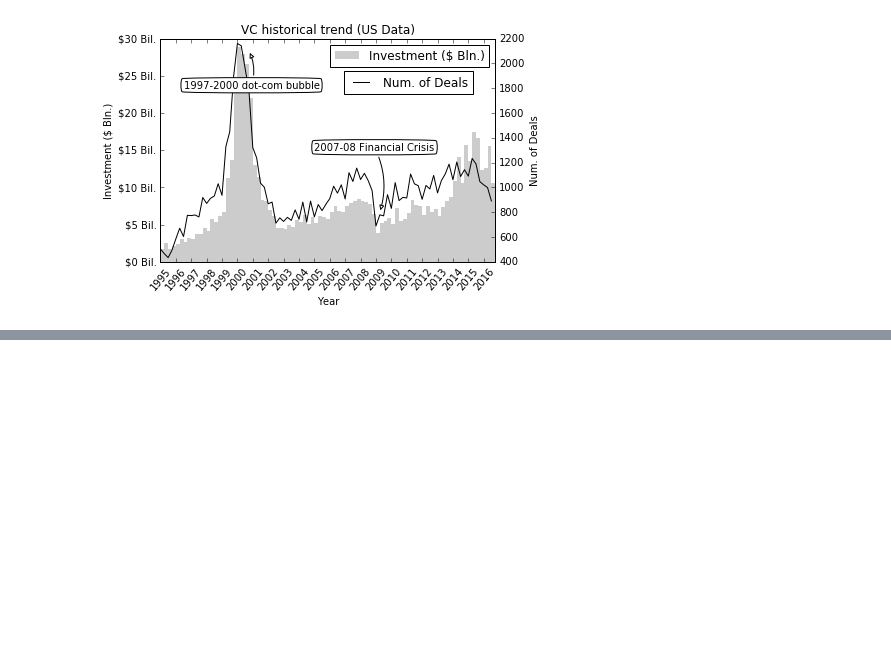
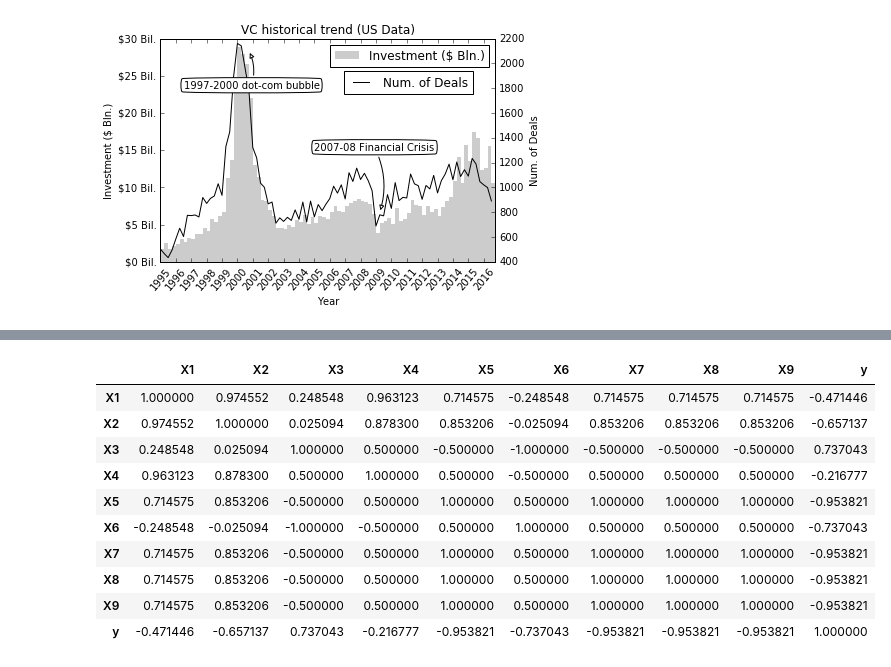
Before and after one commit to DavidDobr/icef_thesis, a Jupyter notebook: dobrinskiy_thesis_v2_october.ipynb, the cells around one changed output, grey strips where cells are left out. Saved outputs shown, nothing was run; the diff lists cells and outputs as text; code cells hidden in the pictures; blank space fills up the shorter version.

Commit message:
added corr table calculations

```diff
--- a/dobrinskiy_thesis_v2_october.ipynb
+++ b/dobrinskiy_thesis_v2_october.ipynb
@@ -221,3 +221,7 @@ country_data
 # %%
+# set index
+country_data = country_data.set_index('Criteria')
 # convert values to floats (note: comas need to be replaced by dots for python conversion to work)
-country_data.iloc[:,1:] = country_data.iloc[:,1:].applymap(lambda x: float(x.replace(',','.')))
+country_data = country_data.applymap(lambda x: float(x.replace(',','.')))
+country_data.index = ['y'] + ['X'+str(i) for i in range(1, len(country_data))]
+country_data
@@ -237,0 +247,3 @@ country_data
+# %%
+const = pd.Series([1]*len(country_data.columns), index = country_data.columns, name = 'X0')
+const
@@ -237,0 +255,4 @@ country_data
+# %%
+country_data = pd.concat([pd.DataFrame(const).T, country_data])
+country_data = country_data.sort_index()
+country_data
@@ -237,0 +312,16 @@ country_data
+# %%
+# correlation table
+corr = country_data.T.corr().iloc[1:,1:]
+corr
+# %% [output]
+|  | X1 | X2 | X3 | X4 | X5 | X6 | X7 | X8 | X9 | y |
+| X1 | 1.000000 | 0.974552 | 0.248548 | 0.963123 | 0.714575 | -0.248548 | 0.714575 | 0.714575 | 0.714575 | -0.471446 |
+| X2 | 0.974552 | 1.000000 | 0.025094 | 0.878300 | 0.853206 | -0.025094 | 0.853206 | 0.853206 | 0.853206 | -0.657137 |
+| X3 | 0.248548 | 0.025094 | 1.000000 | 0.500000 | -0.500000 | -1.000000 | -0.500000 | -0.500000 | -0.500000 | 0.737043 |
+| X4 | 0.963123 | 0.878300 | 0.500000 | 1.000000 | 0.500000 | -0.500000 | 0.500000 | 0.500000 | 0.500000 | -0.216777 |
+| X5 | 0.714575 | 0.853206 | -0.500000 | 0.500000 | 1.000000 | 0.500000 | 1.000000 | 1.000000 | 1.000000 | -0.953821 |
+| X6 | -0.248548 | -0.025094 | -1.000000 | -0.500000 | 0.500000 | 1.000000 | 0.500000 | 0.500000 | 0.500000 | -0.737043 |
+| X7 | 0.714575 | 0.853206 | -0.500000 | 0.500000 | 1.000000 | 0.500000 | 1.000000 | 1.000000 | 1.000000 | -0.953821 |
+| X8 | 0.714575 | 0.853206 | -0.500000 | 0.500000 | 1.000000 | 0.500000 | 1.000000 | 1.000000 | 1.000000 | -0.953821 |
+| X9 | 0.714575 | 0.853206 | -0.500000 | 0.500000 | 1.000000 | 0.500000 | 1.000000 | 1.000000 | 1.000000 | -0.953821 |
+| y | -0.471446 | -0.657137 | 0.737043 | -0.216777 | -0.953821 | -0.737043 | -0.953821 | -0.953821 | -0.953821 | 1.000000 |
```
Also changed, not shown: parts of 14 cells of this notebook.
